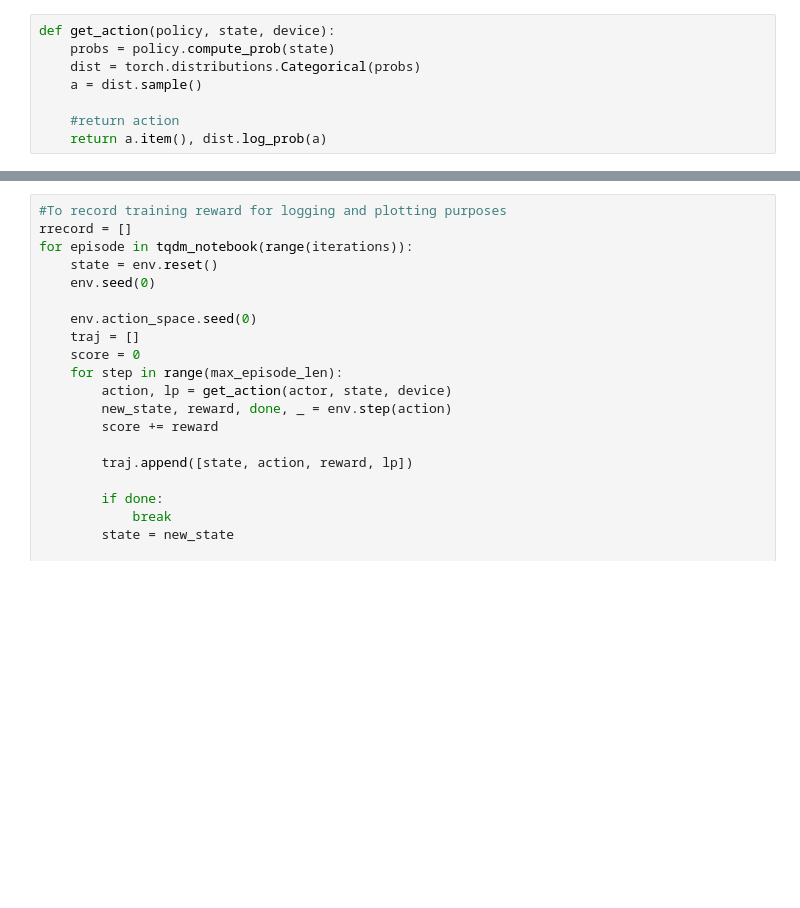
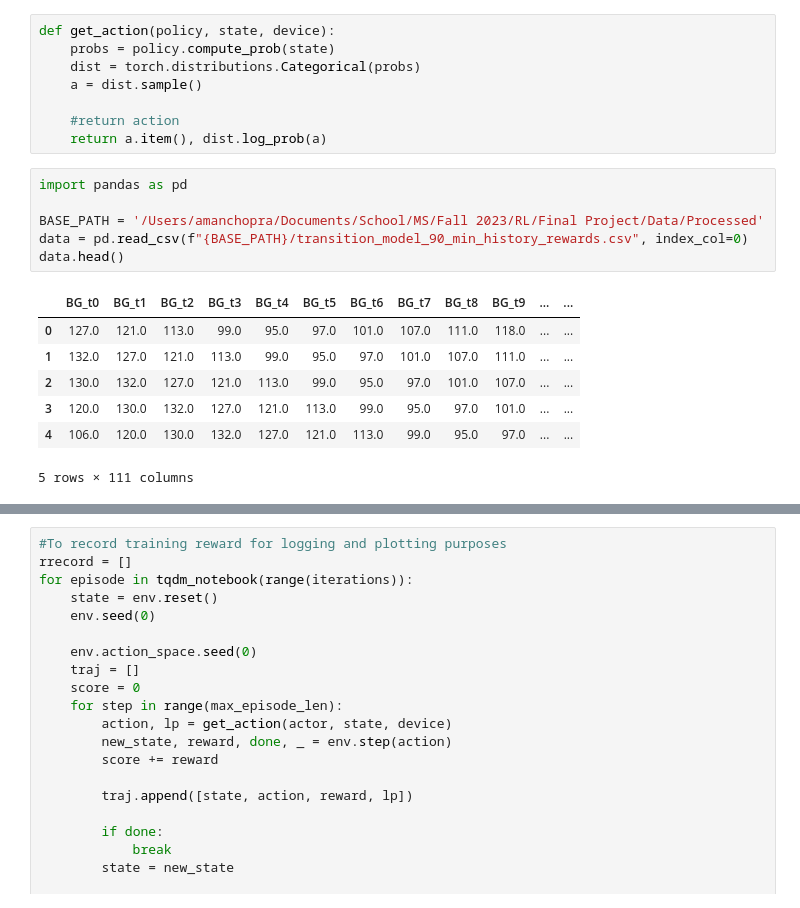
Before and after one commit to amanichopra/rl-based-artificial-pancreas, a Jupyter notebook: policy_gradient.ipynb, the cells around one changed output, grey strips where cells are left out. Drawn from its saved outputs; the diff is of its cells as text; blank space fills up the shorter version.

```diff
--- a/policy_gradient.ipynb
+++ b/policy_gradient.ipynb
@@ -308,3 +308,17 @@ def get_action(policy, state, device):
 
     #return action
     return a.item(), dist.log_prob(a)
+# %%
+import pandas as pd
+
+BASE_PATH = '/Users/amanchopra/Documents/School/MS/Fall 2023/RL/Final Project/Data/Processed'
+data = pd.read_csv(f"{BASE_PATH}/transition_model_90_min_history_rewards.csv", index_col=0)
+data.head()
+# %% [output]
+|  | BG_t0 | BG_t1 | BG_t2 | BG_t3 | BG_t4 | BG_t5 | BG_t6 | BG_t7 | BG_t8 | BG_t9 | ... | ... |
+| 0 | 127.0 | 121.0 | 113.0 | 99.0 | 95.0 | 97.0 | 101.0 | 107.0 | 111.0 | 118.0 | ... | ... |
+| 1 | 132.0 | 127.0 | 121.0 | 113.0 | 99.0 | 95.0 | 97.0 | 101.0 | 107.0 | 111.0 | ... | ... |
+| 2 | 130.0 | 132.0 | 127.0 | 121.0 | 113.0 | 99.0 | 95.0 | 97.0 | 101.0 | 107.0 | ... | ... |
+| 3 | 120.0 | 130.0 | 132.0 | 127.0 | 121.0 | 113.0 | 99.0 | 95.0 | 97.0 | 101.0 | ... | ... |
+| 4 | 106.0 | 120.0 | 130.0 | 132.0 | 127.0 | 121.0 | 113.0 | 99.0 | 95.0 | 97.0 | ... | ... |
+5 rows × 111 columns
```
Also changed, not shown: parts of 2 cells of this notebook.
